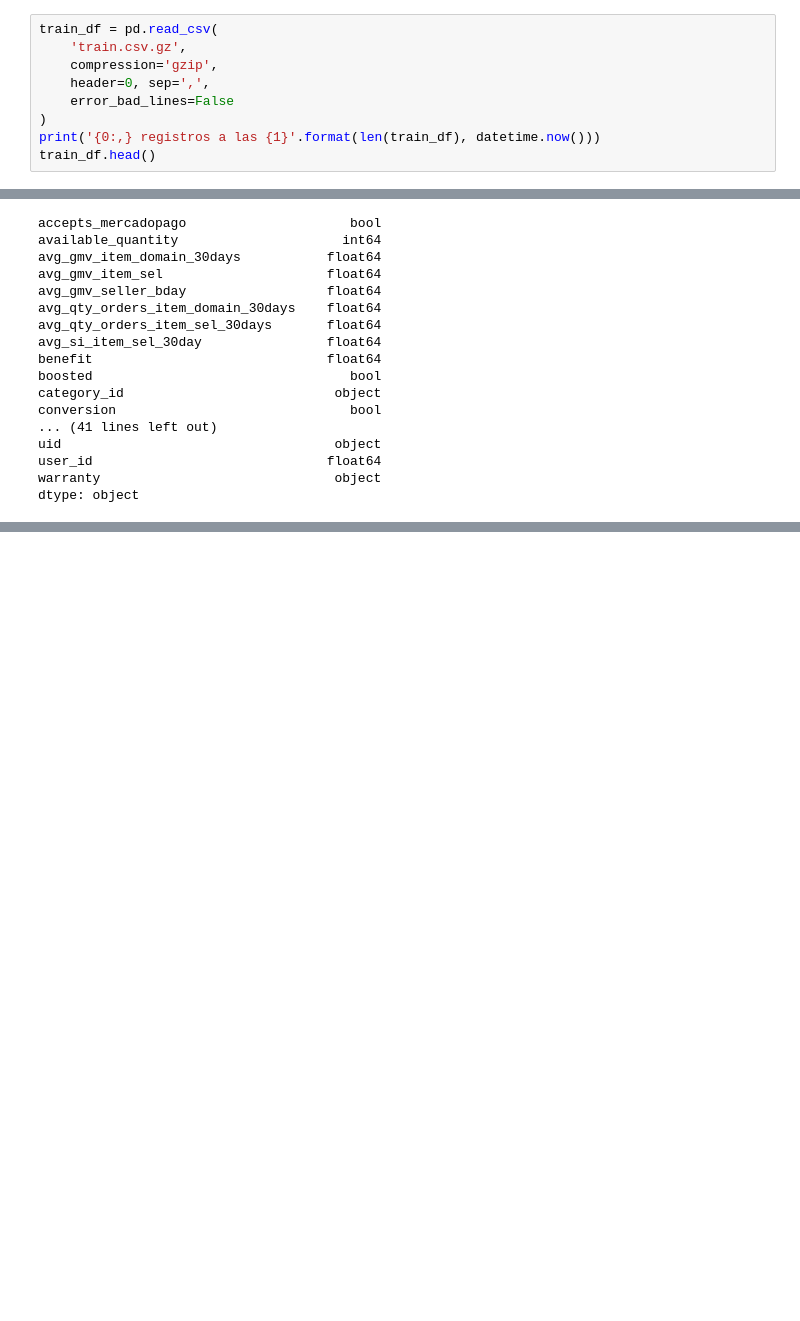
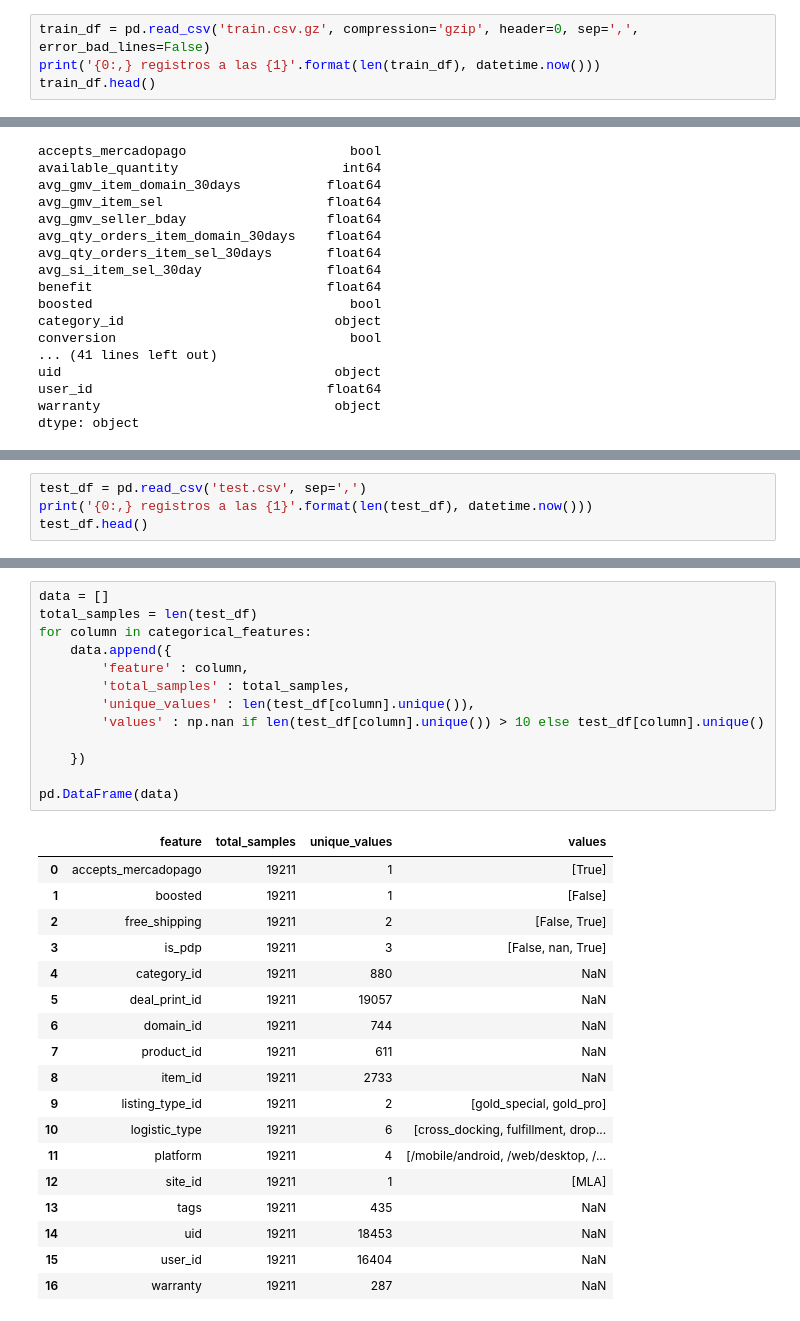
Before and after one commit to jonmunm/nbs, a Jupyter notebook: Meli/CVR Data Challenge/EDA.ipynb, the cells around one changed output, grey strips where cells are left out. Cells and saved outputs as stored; diff of their text form; blank space fills up the shorter version.

```diff
--- a/Meli/CVR Data Challenge/EDA.ipynb
+++ b/Meli/CVR Data Challenge/EDA.ipynb
@@ -12,12 +13,7 @@ import seaborn as sns
 # %% [markdown]
 ## Train Data
 # %%
-train_df = pd.read_csv(
-    'train.csv.gz',
-    compression='gzip',
-    header=0, sep=',',
-    error_bad_lines=False
-)
+train_df = pd.read_csv('train.csv.gz', compression='gzip', header=0, sep=',', error_bad_lines=False)
 print('{0:,} registros a las {1}'.format(len(train_df), datetime.now()))
 train_df.head()
 # %% [output]
@@ -390,0 +616,4 @@ dtype: object
+# %%
+test_df = pd.read_csv('test.csv', sep=',')
+print('{0:,} registros a las {1}'.format(len(test_df), datetime.now()))
+test_df.head()
@@ -390,0 +697,32 @@ dtype: object
+# %%
+data = []
+total_samples = len(test_df)
+for column in categorical_features:
+    data.append({
+        'feature' : column,
+        'total_samples' : total_samples,
+        'unique_values' : len(test_df[column].unique()),
+        'values' : np.nan if len(test_df[column].unique()) > 10 else test_df[column].unique()
+
+    })
+
+pd.DataFrame(data)
+# %% [output]
+|  | feature | total_samples | unique_values | values |
+| 0 | accepts_mercadopago | 19211 | 1 | [True] |
+| 1 | boosted | 19211 | 1 | [False] |
+| 2 | free_shipping | 19211 | 2 | [False, True] |
+| 3 | is_pdp | 19211 | 3 | [False, nan, True] |
+| 4 | category_id | 19211 | 880 | NaN |
+| 5 | deal_print_id | 19211 | 19057 | NaN |
+| 6 | domain_id | 19211 | 744 | NaN |
+| 7 | product_id | 19211 | 611 | NaN |
+| 8 | item_id | 19211 | 2733 | NaN |
+| 9 | listing_type_id | 19211 | 2 | [gold_special, gold_pro] |
+| 10 | logistic_type | 19211 | 6 | [cross_docking, fulfillment, drop... |
+| 11 | platform | 19211 | 4 | [/mobile/android, /web/desktop, /... |
+| 12 | site_id | 19211 | 1 | [MLA] |
+| 13 | tags | 19211 | 435 | NaN |
+| 14 | uid | 19211 | 18453 | NaN |
+| 15 | user_id | 19211 | 16404 | NaN |
+| 16 | warranty | 19211 | 287 | NaN |
```
Also changed, not shown: parts of 52 cells of this notebook, 9 other files.
